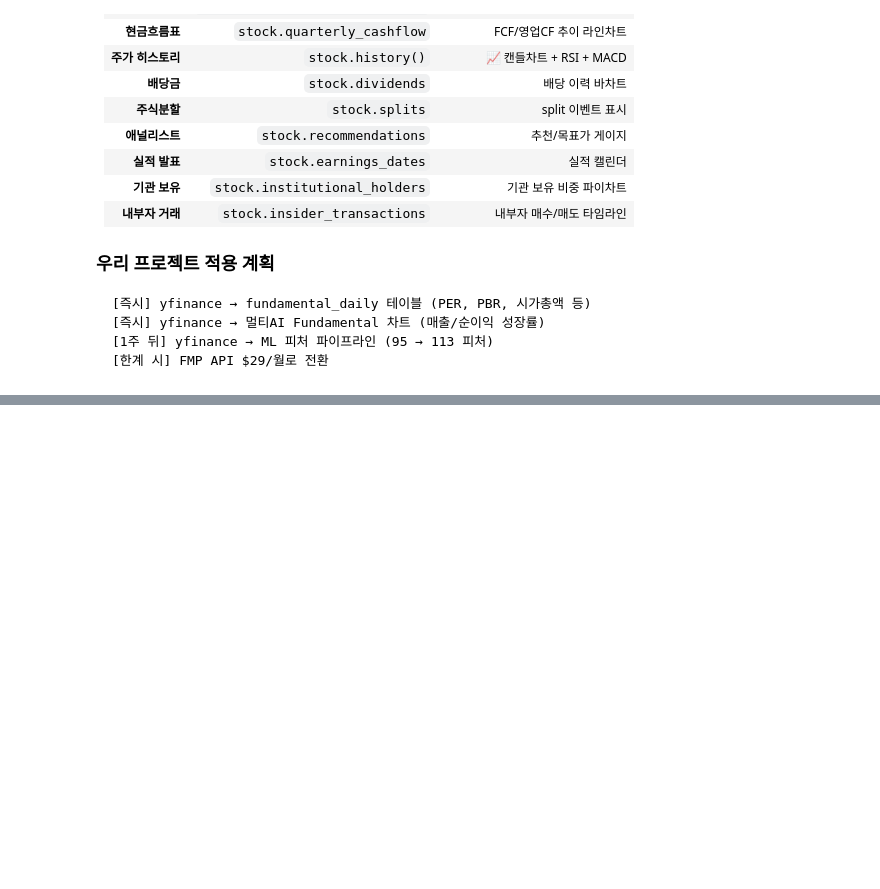
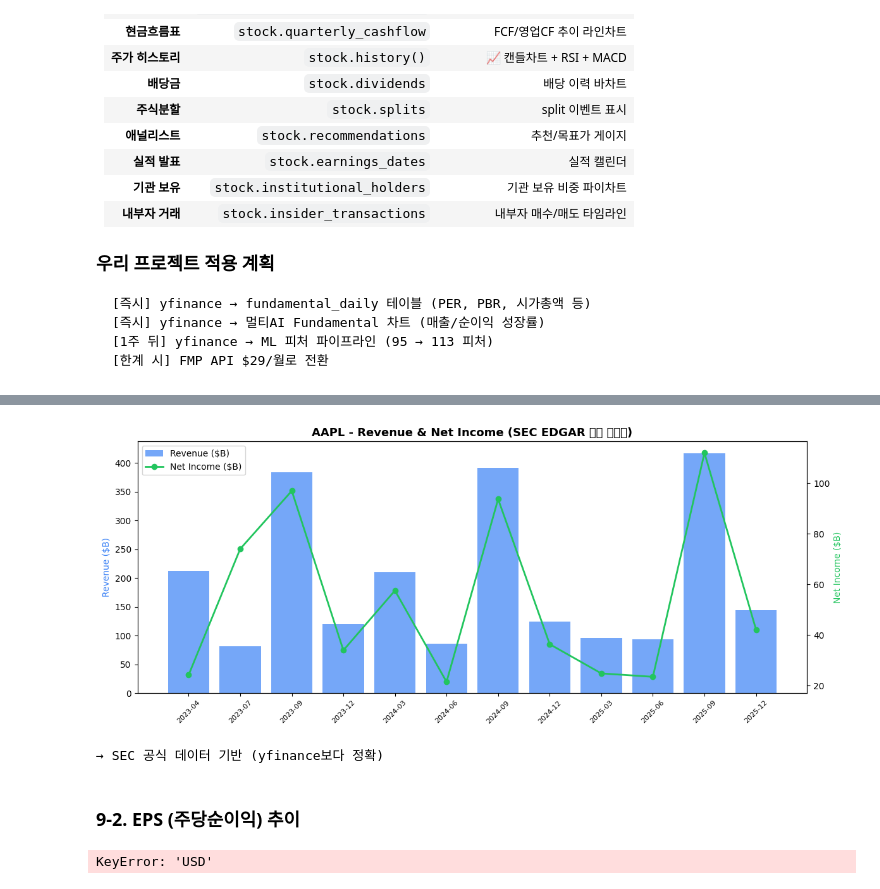
Before and after one commit to Wlsghdh/etf-trading-projects, a Jupyter notebook: scripts/test.ipynb, the cells around one changed output, grey strips where cells are left out. Cells and saved outputs as stored; diff of their text form; code cells hidden in the pictures; blank space fills up the shorter version.

```diff
--- a/scripts/test.ipynb
+++ b/scripts/test.ipynb
@@ -336,0 +459,57 @@ print(f"  추천: {info.get('recommendationKey', 'N/A')}")
+# %%
+# 📊 매출 & 순이익 시각화 (SEC 공식 데이터)
+fig, ax1 = plt.subplots(figsize=(12, 5))
+
+rev = revenue_df.tail(12)
+ni = net_income_df.tail(12)
+
+quarters = [d.strftime('%Y-%m') for d in rev['end']]
+ax1.bar(range(len(rev)), rev['val'].values / 1e9, color='#3b82f6', alpha=0.7, label='Revenue ($B)')
+ax1.set_ylabel('Revenue ($B)', color='#3b82f6')
+ax1.set_xticks(range(len(rev)))
+ax1.set_xticklabels(quarters, rotation=45, fontsize=8)
+
+ax2 = ax1.twinx()
+# 순이익은 매출과 날짜가 다를 수 있으므로 매칭
+ni_matched = ni[ni['end'].isin(rev['end'])]
+if len(ni_matched) > 0:
+    ni_quarters = [d.strftime('%Y-%m') for d in ni_matched['end']]
+    ni_x = [quarters.index(q) for q in ni_quarters if q in quarters]
+    ax2.plot(ni_x, ni_matched['val'].values[:len(ni_x)] / 1e9,
+             color='#22c55e', marker='o', linewidth=2, label='Net Income ($B)')
+ax2.set_ylabel('Net Income ($B)', color='#22c55e')
+
+ax1.set_title(f'AAPL - Revenue & Net Income (SEC EDGAR 공식 데이터)', fontsize=13, fontweight='bold')
+lines1, labels1 = ax1.get_legend_handles_labels()
+lines2, labels2 = ax2.get_legend_handles_labels()
+ax1.legend(lines1 + lines2, labels1 + labels2, loc='upper left')
+plt.tight_layout()
+plt.show()
+print("→ SEC 공식 데이터 기반 (yfinance보다 정확)")
+# %% [output]
+[figure, added]
+→ SEC 공식 데이터 기반 (yfinance보다 정확)
+# %% [markdown]
+### 9-2. EPS (주당순이익) 추이
+# %%
+# EPS (주당순이익) - 투자자가 가장 많이 보는 지표
+eps_df = extract_quarterly(us_gaap, 'EarningsPerShareDiluted')
+
+print("=== AAPL EPS (희석, 최근 12분기) ===")
+eps_recent = eps_df.tail(12)
+for _, row in eps_recent.iterrows():
+    print(f"  {row['end'].strftime('%Y-%m-%d')} ({row['form']:4s}): ${row['val']:.2f}")
+
+# EPS 시각화
+fig, ax = plt.subplots(figsize=(10, 4))
+quarters = [d.strftime('%Y-%m') for d in eps_recent['end']]
+colors = ['#22c55e' if v > 0 else '#ef4444' for v in eps_recent['val']]
+ax.bar(quarters, eps_recent['val'], color=colors, alpha=0.8)
+ax.set_title('AAPL - EPS (Diluted) per Quarter', fontweight='bold')
+ax.set_ylabel('EPS ($)')
+ax.tick_params(axis='x', rotation=45)
+ax.axhline(y=0, color='gray', linestyle='--', alpha=0.3)
+plt.tight_layout()
+plt.show()
+# %% [output]
+KeyError: 'USD'
```
Also changed, not shown: parts of 19 cells of this notebook, 4 other files.
